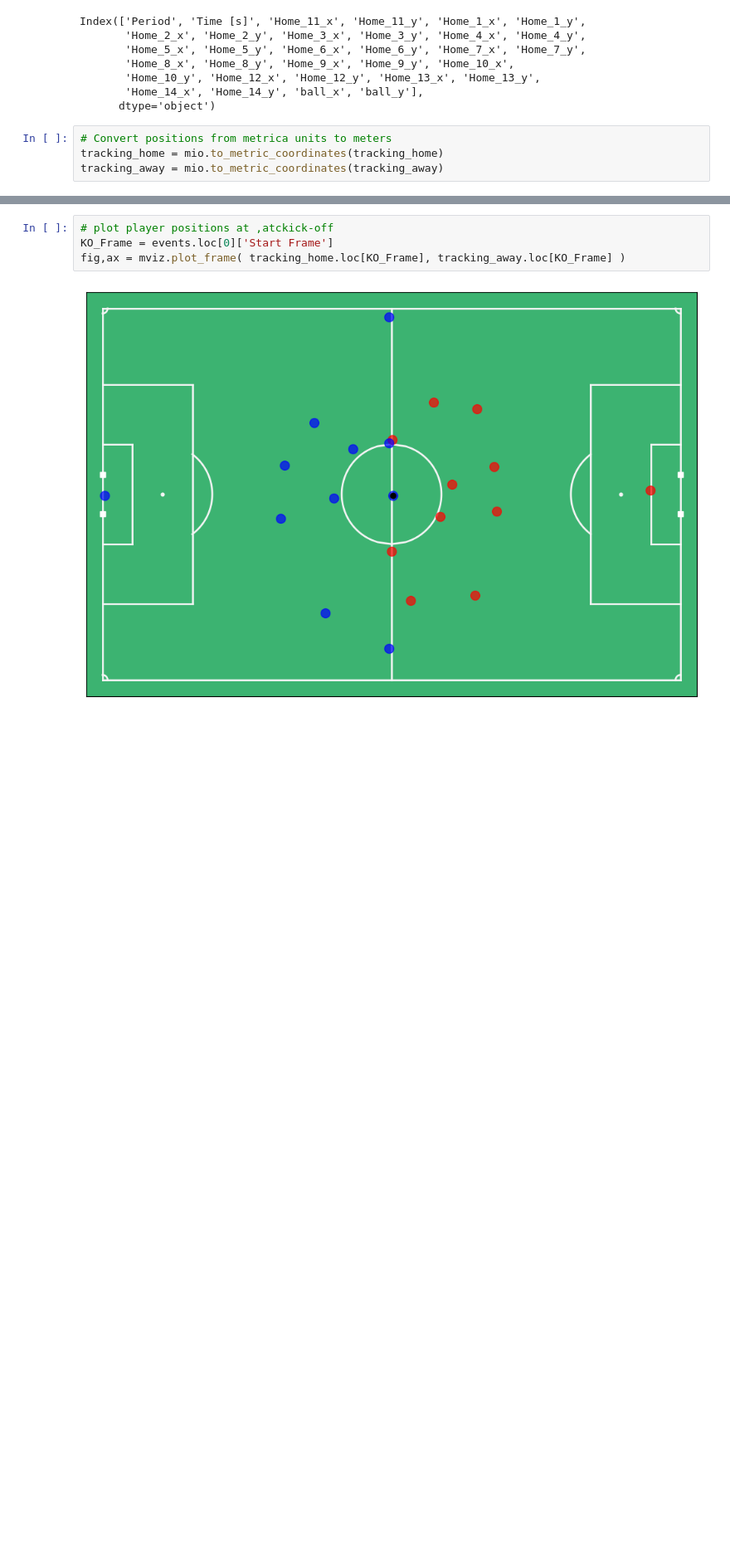
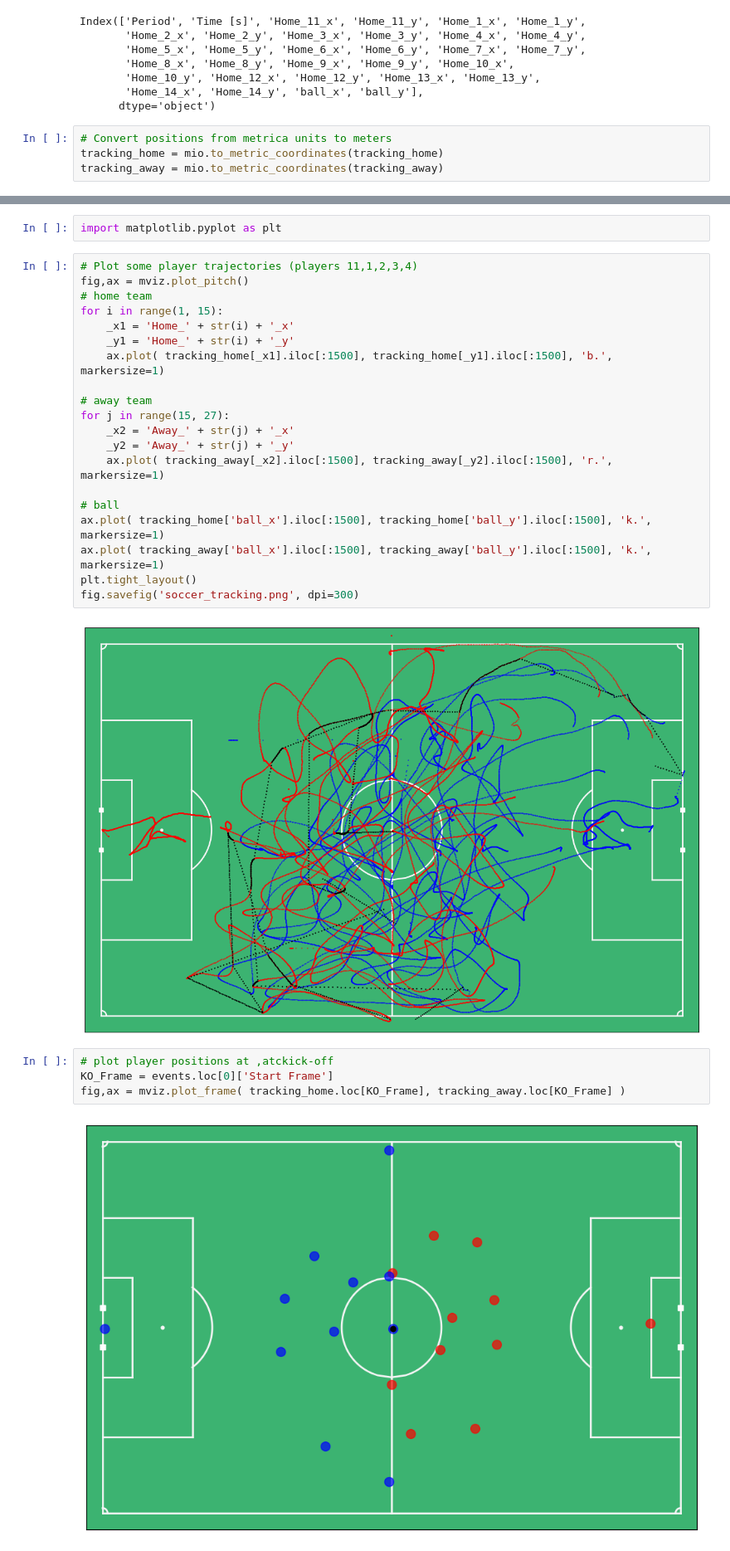
Before and after one commit to er1czz/soccer_tracking, a Jupyter notebook: metrica_sports_tutorial1.ipynb, the cells around one changed output, grey strips where cells are left out. Shown: that part at 83% size. Saved outputs shown, nothing was run; the diff lists cells and outputs as text; blank space fills up the shorter version.

```diff
--- a/metrica_sports_tutorial1.ipynb
+++ b/metrica_sports_tutorial1.ipynb
@@ -182,3 +201,27 @@ ax.plot( tracking_home['Home_4_x'].iloc[:1500], tracking_home['Home_4_y'].iloc[:
+# %%
+import matplotlib.pyplot as plt
+# %%
+# Plot some player trajectories (players 11,1,2,3,4)
+fig,ax = mviz.plot_pitch()
+# home team
+for i in range(1, 15):
+    _x1 = 'Home_' + str(i) + '_x'
+    _y1 = 'Home_' + str(i) + '_y'
+    ax.plot( tracking_home[_x1].iloc[:1500], tracking_home[_y1].iloc[:1500], 'b.', markersize=1)
+
+# away team
+for j in range(15, 27):
+    _x2 = 'Away_' + str(j) + '_x'
+    _y2 = 'Away_' + str(j) + '_y'
+    ax.plot( tracking_away[_x2].iloc[:1500], tracking_away[_y2].iloc[:1500], 'r.', markersize=1)
+
+# ball
+ax.plot( tracking_home['ball_x'].iloc[:1500], tracking_home['ball_y'].iloc[:1500], 'k.', markersize=1)
+ax.plot( tracking_away['ball_x'].iloc[:1500], tracking_away['ball_y'].iloc[:1500], 'k.', markersize=1)
+plt.tight_layout()
+fig.savefig('soccer_tracking.png', dpi=300)
+# %% [output]
+[figure, added]
 # %%
 # plot player positions at ,atckick-off
 KO_Frame = events.loc[0]['Start Frame']
```
Also changed, not shown: parts of 3 cells of this notebook, 1 other file.
